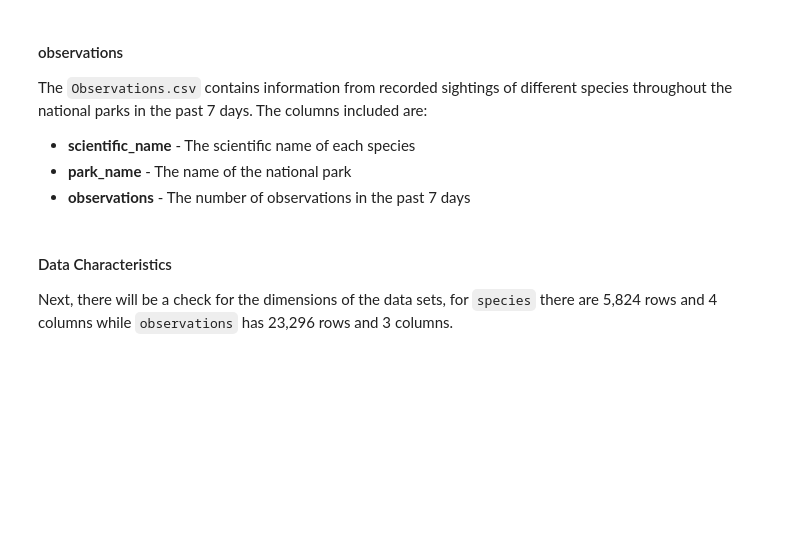
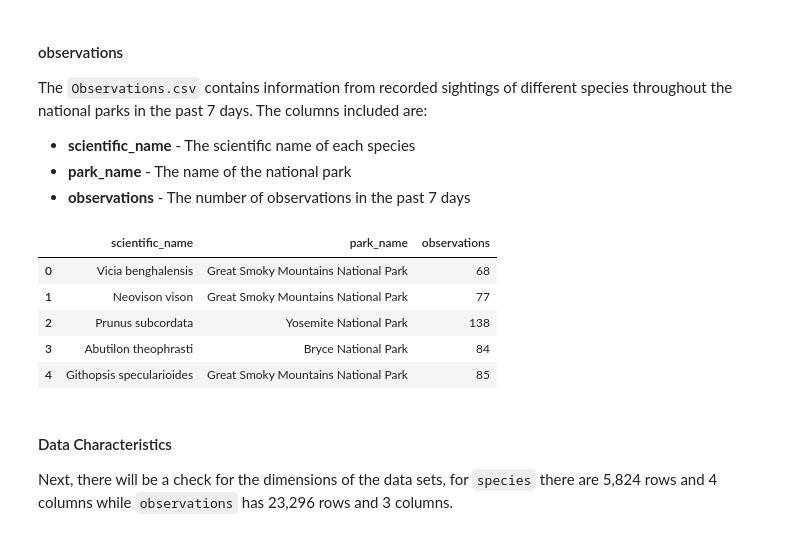
Before and after one commit to JosueLanzarote/Biodiversity-in-National-Parks, a Jupyter notebook: biodiversity.ipynb, the cells around one changed output. Saved outputs shown, nothing was run; the diff lists cells and outputs as text; code cells hidden in the pictures; blank space fills up the shorter version.

```diff
--- a/biodiversity.ipynb
+++ b/biodiversity.ipynb
@@ -88,8 +93,15 @@ The `Observations.csv` contains information from recorded sightings of different
 - **park_name** - The name of the national park
 - **observations** - The number of observations in the past 7 days
 # %%
-observations = pd.read_csv(r"C:\Users\josue\Desktop\Data Science\Codecademy\Projects\biodiversity\biodiversity-solution\observations.csv", encoding='utf-8')
+observations = pd.read_csv(r"C:\Users\josue\Desktop\Data Science\Codecademy\Projects\biodiversity\observations.csv", encoding='utf-8')
 observations.head()
+# %% [output]
+|  | scientific_name | park_name | observations |
+| 0 | Vicia benghalensis | Great Smoky Mountains National Park | 68 |
+| 1 | Neovison vison | Great Smoky Mountains National Park | 77 |
+| 2 | Prunus subcordata | Yosemite National Park | 138 |
+| 3 | Abutilon theophrasti | Bryce National Park | 84 |
+| 4 | Githopsis specularioides | Great Smoky Mountains National Park | 85 |
 # %% [markdown]
 #### Data Characteristics
 
```
Also changed, not shown: parts of 26 cells of this notebook.
